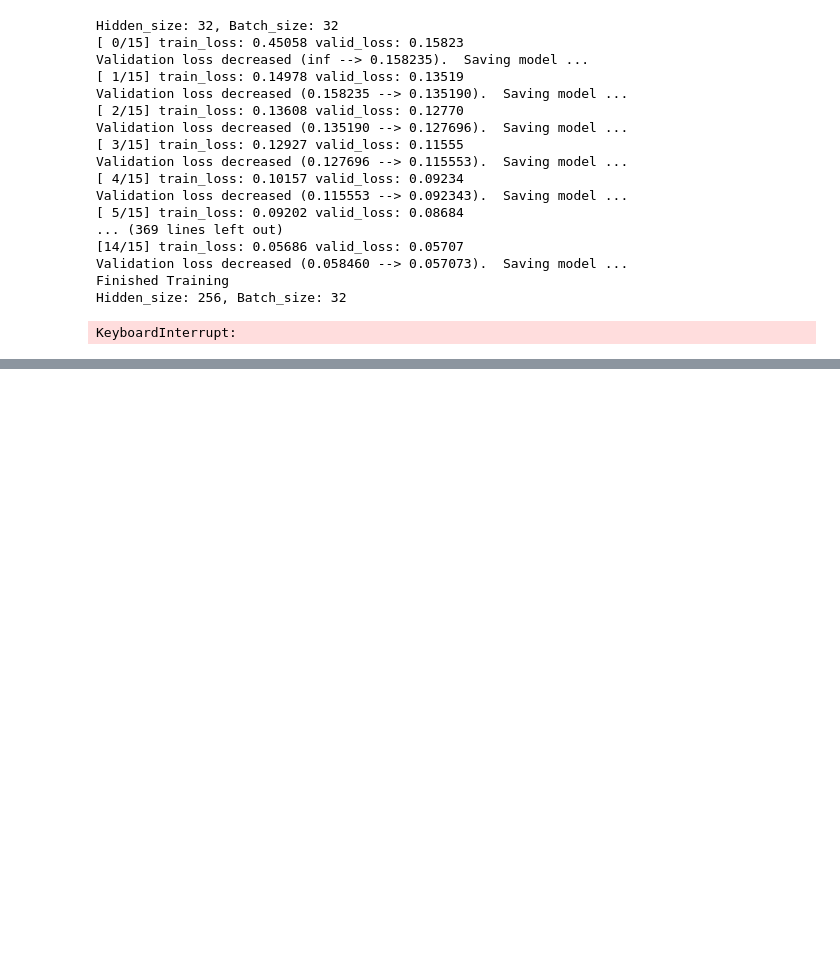
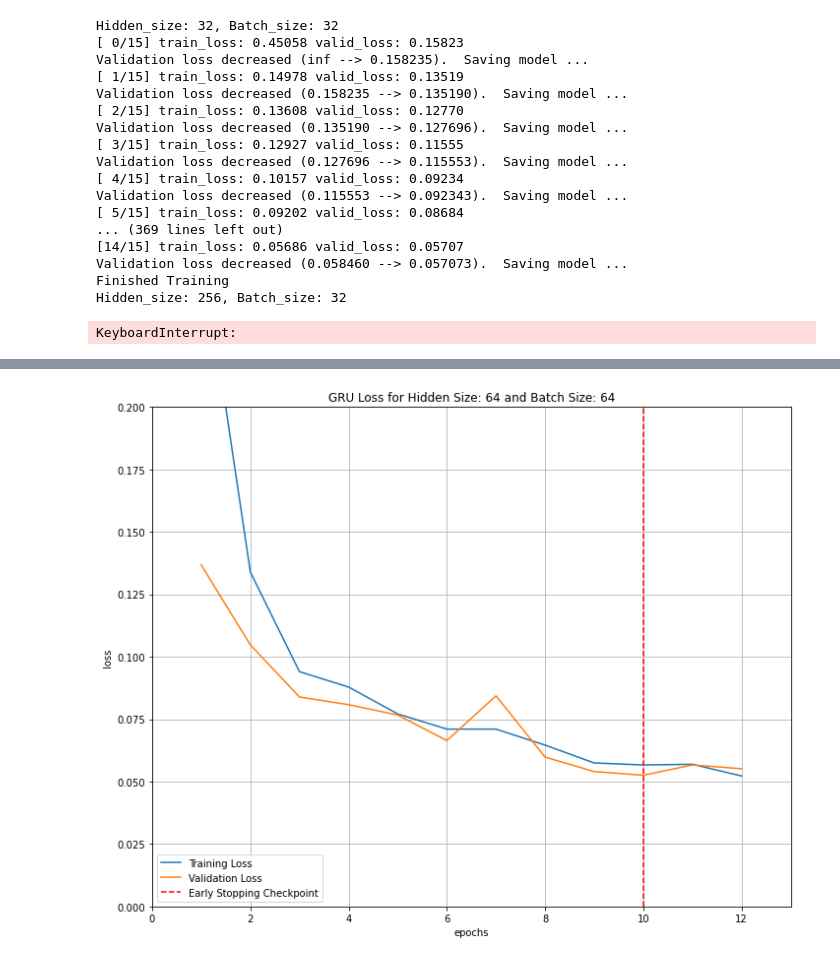
Before and after one commit to jonathanwozny6/ShopperIntentPredictionClickstream, a Jupyter notebook: main.ipynb, the cells around one changed output, grey strips where cells are left out. Cells and saved outputs as stored; diff of their text form; code cells hidden in the pictures; blank space fills up the shorter version.

```diff
--- a/main.ipynb
+++ b/main.ipynb
@@ -395,6 +399,39 @@ for i, h in enumerate(hid):
     gru.load_state_dict(torch.load(path))
     preds_gru = evaluate_model_metrics(gru, output_size, test_dataloader)
     print("-----------------------------------------------------------------------------------")
+# %%
+class GRUClassifier(nn.Module):
+    def __init__(self, input_size, hidden_size, output_size, n_layers = 1, dropout = 0, bias = False):
+        super(GRUClassifier, self).__init__()
+
+        self.hidden_size = hidden_size
+        self.n_layers = n_layers
+        # self.embedding = (input_size, hidden_size)
+
+        # input_size might need to be hidden_size as well
+        self.gru = torch.nn.GRU(input_size, hidden_size, batch_first = True, dropout = dropout, bias = bias)
+        self.drop = torch.nn.Dropout(dropout)
+        # MAYBE NEED TO ADD ANOTHER LINEAR LAYER
+        self.linear = torch.nn.Linear(hidden_size, output_size)
+
+    def forward(self, sequences):
+
+        batch_size = sequences.size(0)
+
+        #embedded = self.embedding(sequence)
+#         print(sequences.shape)
+
+        hidden = self._init_hidden(batch_size)
+        out, hidden = self.gru(sequences, hidden) # embedded here for sequence if not commented out
+        out = self.drop(hidden[-1])
+
+        out = self.linear(out)
+
+        return out, hidden
+
+    def _init_hidden(self, batch_size):
+        hidden = torch.zeros(self.n_layers, batch_size, self.hidden_size)
+        return Variable(hidden)
 # %%
 # choose which problem to solve
 output_size = 3
@@ -409,6 +446,8 @@ model_name = "gru"
 b = 64 # batch size
 h = 64 # hidden size
 learning_rate = 0.001
+bias = True
+d = 0.3
 
 # get class weights for imbalanced datasets
 y = train_dataset[:][1]
@@ -422,7 +461,7 @@ path = create_file(model_name, output_size, h, b)
 train_dataloader, val_dataloader, test_dataloader = getDataloaders(train_dataset, test_dataset, b)
 
 # instantiate model
-gru = GRUClassifier(input_size, h, output_size, n_layers).to(device)
+gru = GRUClassifier(input_size, h, output_size, n_layers, d, bias).to(device)
 gru = nn.DataParallel(gru)
 
 loss_fn_gru = torch.nn.CrossEntropyLoss() # weight = class_weights
@@ -447,2 +498,9 @@ PlotLoss(gru_train_loss, gru_val_loss, model_name)
+# %%
+gru_train_loss_tot = [item for sublist in gru_train_loss_tot for item in sublist]
+gru_val_loss_tot = [item for sublist in gru_val_loss_tot for item in sublist]
+
+PlotLoss(gru_train_loss_tot, gru_val_loss_tot, model_name)
+# %% [output]
+[figure, added]
 # %%
 print_metrics(gru, model_name, output_size, train_dataloader, test_dataloader)
```
Also changed, not shown: parts of 12 cells of this notebook, 4 other files.
